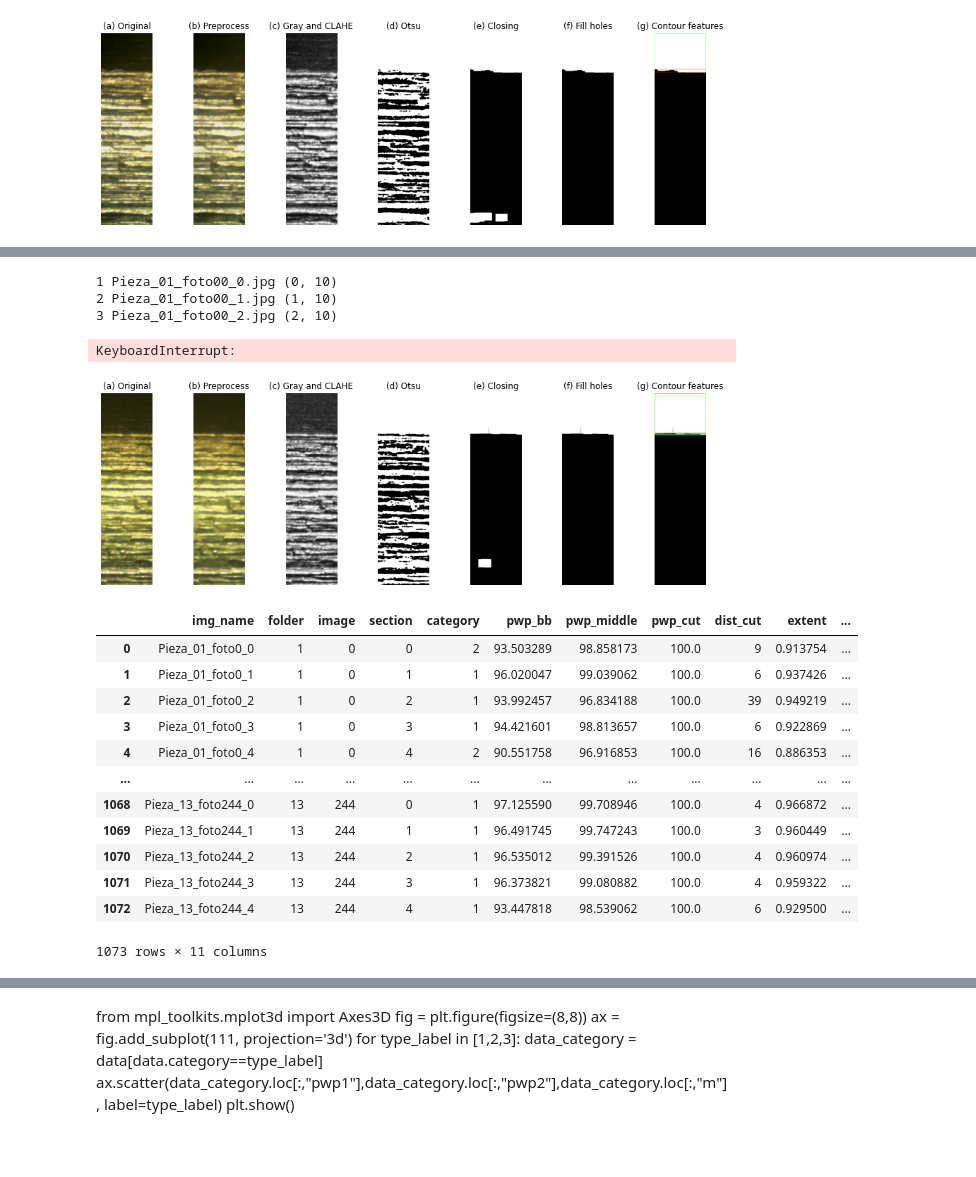
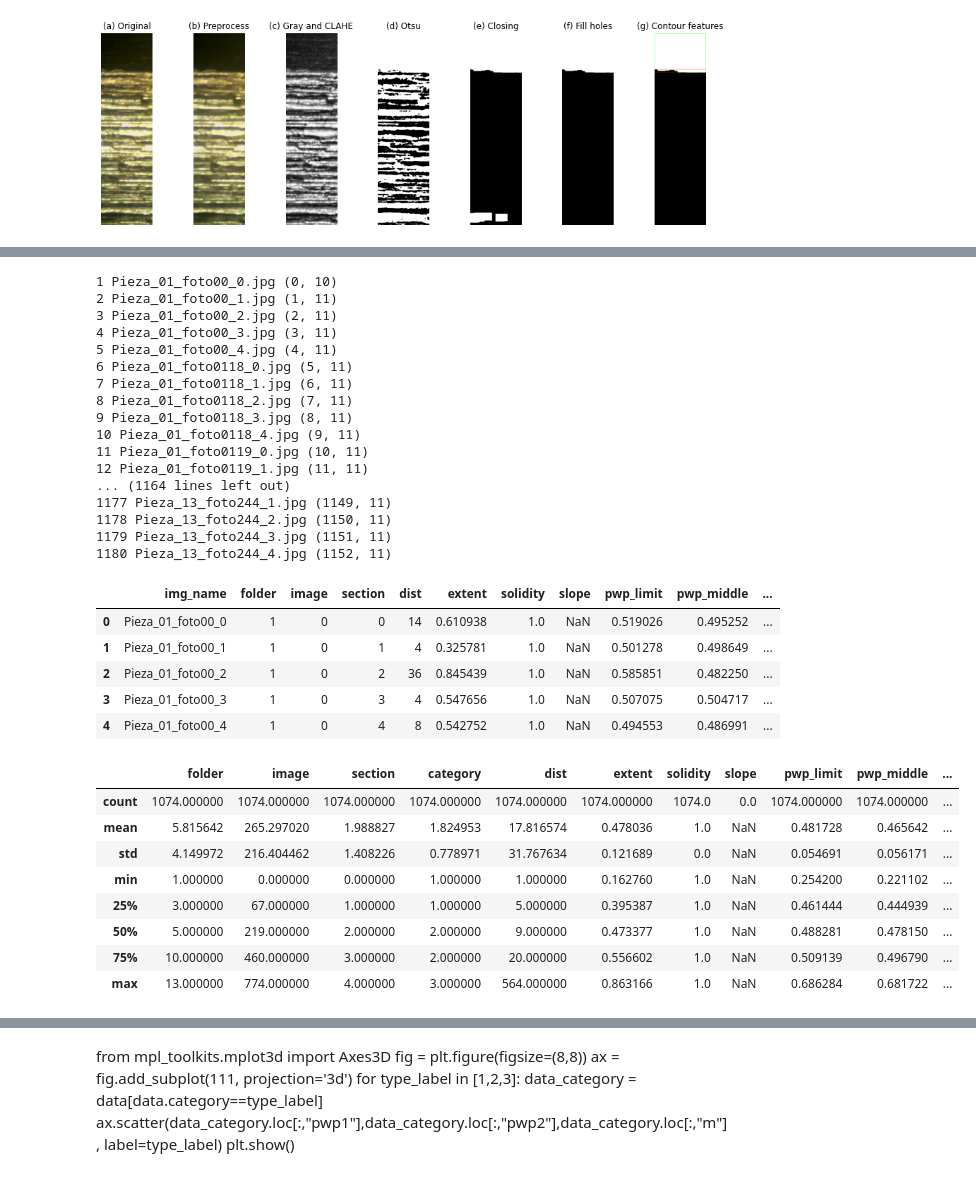
Before and after one commit to ULE-Informatica/burr_contour_features, a Jupyter notebook: experiment.ipynb, the cells around one changed output, grey strips where cells are left out. Drawn from its saved outputs; the diff is of its cells as text; code cells hidden in the pictures; blank space fills up the shorter version.

```diff
--- a/experiment.ipynb
+++ b/experiment.ipynb
@@ -333,5 +246,5 @@ plt.show()
 # %%
-data = pd.DataFrame(columns=['img_name', 'folder','image', 'section']+['pwp_bb', 'pwp_middle', 'pwp_cut', 'dist_cut', 'extent', 'solidity'])
+data = pd.DataFrame(columns=['img_name', 'folder','image', 'section']+['dist', 'extent', 'solidity', ' slope', 'pwp_limit', 'pwp_middle'])
 cont = 1
 for file in files:
     print(cont,file, data.shape)
@@ -339,8 +252,8 @@ for file in files:
     image = load_image(file)
     img_process = process_image(image, True)
 
-    data_vector =  contour_feature(img_process, True)
-    if "pwp_bb" in data_vector:
+    data_vector =  cut_section(img_process, True)
+    if "dist" in data_vector:
         plt.imshow(data_vector['img'])
         plt.axis('off')
         plt.savefig('data/test/'+file[:-4]+'_process.jpg', dpi=200, bbox_inches='tight', pad_inches=0)
@@ -354,12 +267,12 @@ for file in files:
         if img_cut.shape[0]>10:
             img_process_cut = process_image(img_cut, True, clahe_tile = (5,5), kernel_size=(15,39))
 
-            data_vector_cut =  contour_feature(img_process_cut, True)
+            data_vector_cut =  cut_section(img_process_cut, True, True)
 
-            if "pwp_bb" in data_vector_cut:
+            if "solidity" in data_vector_cut:
                 data = data.append({'img_name': file[:-4],'folder': int(file[6:8]), 'image': int(file[13:-6]), 'section': int(file[-5:-4]),
-                                    'pwp_bb':data_vector_cut['pwp_bb'], 'pwp_middle':data_vector_cut['pwp_middle'], 'pwp_cut':data_vector_cut['pwp_cut'],
-                                    'dist_cut':data_vector_cut['dist_cut'], 'extent':data_vector_cut['extent'], 'solidity':data_vector_cut['solidity']}, ignore_index=True)
+                                    'pwp_limit':data_vector_cut['pwp_limit'], 'pwp_middle':data_vector_cut['pwp_middle'], 'slope':data_vector_cut['slope'],
+                                    'dist':data_vector_cut['dist'], 'extent':data_vector_cut['extent'], 'solidity':data_vector_cut['solidity']}, ignore_index=True)
                 plt.imshow(data_vector_cut['img'])
                 plt.axis('off')
                 plt.savefig('data/test/'+file[:-4]+'_process_cut.jpg', dpi=200, bbox_inches='tight', pad_inches=0)
@@ -369,10 +282,28 @@ data.to_csv('data/data.csv', index=False, sep=';', decimal=".")
 data.head()
 # %% [output]
 1 Pieza_01_foto00_0.jpg (0, 10)
-2 Pieza_01_foto00_1.jpg (1, 10)
-3 Pieza_01_foto00_2.jpg (2, 10)
+2 Pieza_01_foto00_1.jpg (1, 11)
+3 Pieza_01_foto00_2.jpg (2, 11)
+4 Pieza_01_foto00_3.jpg (3, 11)
+5 Pieza_01_foto00_4.jpg (4, 11)
+6 Pieza_01_foto0118_0.jpg (5, 11)
+7 Pieza_01_foto0118_1.jpg (6, 11)
+8 Pieza_01_foto0118_2.jpg (7, 11)
+9 Pieza_01_foto0118_3.jpg (8, 11)
+10 Pieza_01_foto0118_4.jpg (9, 11)
+11 Pieza_01_foto0119_0.jpg (10, 11)
+12 Pieza_01_foto0119_1.jpg (11, 11)
+... (1164 lines left out)
+1177 Pieza_13_foto244_1.jpg (1149, 11)
+1178 Pieza_13_foto244_2.jpg (1150, 11)
+1179 Pieza_13_foto244_3.jpg (1151, 11)
+1180 Pieza_13_foto244_4.jpg (1152, 11)
-KeyboardInterrupt:
-[figure, removed]
+|  | img_name | folder | image | section | dist | extent | solidity | slope | pwp_limit | pwp_middle | ... |
+| 0 | Pieza_01_foto00_0 | 1 | 0 | 0 | 14 | 0.610938 | 1.0 | NaN | 0.519026 | 0.495252 | ... |
+| 1 | Pieza_01_foto00_1 | 1 | 0 | 1 | 4 | 0.325781 | 1.0 | NaN | 0.501278 | 0.498649 | ... |
+| 2 | Pieza_01_foto00_2 | 1 | 0 | 2 | 36 | 0.845439 | 1.0 | NaN | 0.585851 | 0.482250 | ... |
+| 3 | Pieza_01_foto00_3 | 1 | 0 | 3 | 4 | 0.547656 | 1.0 | NaN | 0.507075 | 0.504717 | ... |
+| 4 | Pieza_01_foto00_4 | 1 | 0 | 4 | 8 | 0.542752 | 1.0 | NaN | 0.494553 | 0.486991 | ... |
 # %%
 data = pd.read_csv('data/data.csv', delimiter=';', decimal=".")
 data_category = pd.read_csv('data/data_category.csv', delimiter=';', decimal=".")
@@ -382,21 +313,17 @@ data.to_csv('data/data_final.csv', index=False, sep=';', decimal=".")
 # %%
 data = pd.read_csv('data/data_final.csv', delimiter=';', decimal=".")
 # %%
-data
+data.describe()
 # %% [output]
-|  | img_name | folder | image | section | category | pwp_bb | pwp_middle | pwp_cut | dist_cut | extent | ... |
-| 0 | Pieza_01_foto0_0 | 1 | 0 | 0 | 2 | 93.503289 | 98.858173 | 100.0 | 9 | 0.913754 | ... |
-| 1 | Pieza_01_foto0_1 | 1 | 0 | 1 | 1 | 96.020047 | 99.039062 | 100.0 | 6 | 0.937426 | ... |
-| 2 | Pieza_01_foto0_2 | 1 | 0 | 2 | 1 | 93.992457 | 96.834188 | 100.0 | 39 | 0.949219 | ... |
-| 3 | Pieza_01_foto0_3 | 1 | 0 | 3 | 1 | 94.421601 | 98.813657 | 100.0 | 6 | 0.922869 | ... |
-| 4 | Pieza_01_foto0_4 | 1 | 0 | 4 | 2 | 90.551758 | 96.916853 | 100.0 | 16 | 0.886353 | ... |
-| ... | ... | ... | ... | ... | ... | ... | ... | ... | ... | ... | ... |
-| 1068 | Pieza_13_foto244_0 | 13 | 244 | 0 | 1 | 97.125590 | 99.708946 | 100.0 | 4 | 0.966872 | ... |
-| 1069 | Pieza_13_foto244_1 | 13 | 244 | 1 | 1 | 96.491745 | 99.747243 | 100.0 | 3 | 0.960449 | ... |
-| 1070 | Pieza_13_foto244_2 | 13 | 244 | 2 | 1 | 96.535012 | 99.391526 | 100.0 | 4 | 0.960974 | ... |
-| 1071 | Pieza_13_foto244_3 | 13 | 244 | 3 | 1 | 96.373821 | 99.080882 | 100.0 | 4 | 0.959322 | ... |
-| 1072 | Pieza_13_foto244_4 | 13 | 244 | 4 | 1 | 93.447818 | 98.539062 | 100.0 | 6 | 0.929500 | ... |
+|  | folder | image | section | category | dist | extent | solidity | slope | pwp_limit | pwp_middle | ... |
+| count | 1074.000000 | 1074.000000 | 1074.000000 | 1074.000000 | 1074.000000 | 1074.000000 | 1074.0 | 0.0 | 1074.000000 | 1074.000000 | ... |
+| mean | 5.815642 | 265.297020 | 1.988827 | 1.824953 | 17.816574 | 0.478036 | 1.0 | NaN | 0.481728 | 0.465642 | ... |
+| std | 4.149972 | 216.404462 | 1.408226 | 0.778971 | 31.767634 | 0.121689 | 0.0 | NaN | 0.054691 | 0.056171 | ... |
+| min | 1.000000 | 0.000000 | 0.000000 | 1.000000 | 1.000000 | 0.162760 | 1.0 | NaN | 0.254200 | 0.221102 | ... |
+| 25% | 3.000000 | 67.000000 | 1.000000 | 1.000000 | 5.000000 | 0.395387 | 1.0 | NaN | 0.461444 | 0.444939 | ... |
+| 50% | 5.000000 | 219.000000 | 2.000000 | 2.000000 | 9.000000 | 0.473377 | 1.0 | NaN | 0.488281 | 0.478150 | ... |
+| 75% | 10.000000 | 460.000000 | 3.000000 | 2.000000 | 20.000000 | 0.556602 | 1.0 | NaN | 0.509139 | 0.496790 | ... |
+| max | 13.000000 | 774.000000 | 4.000000 | 3.000000 | 564.000000 | 0.863166 | 1.0 | NaN | 0.686284 | 0.681722 | ... |
-1073 rows × 11 columns
 # %%
 for type_label in [1,2,3]:
     data_category = data[data.category==type_label]
```
Also changed, not shown: parts of 10 cells of this notebook, 3 other files.
